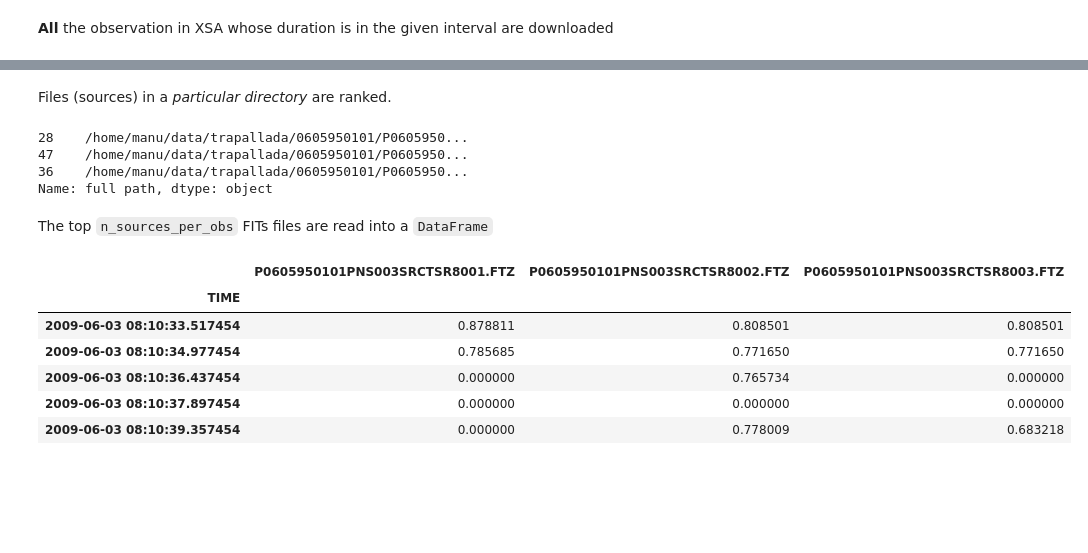
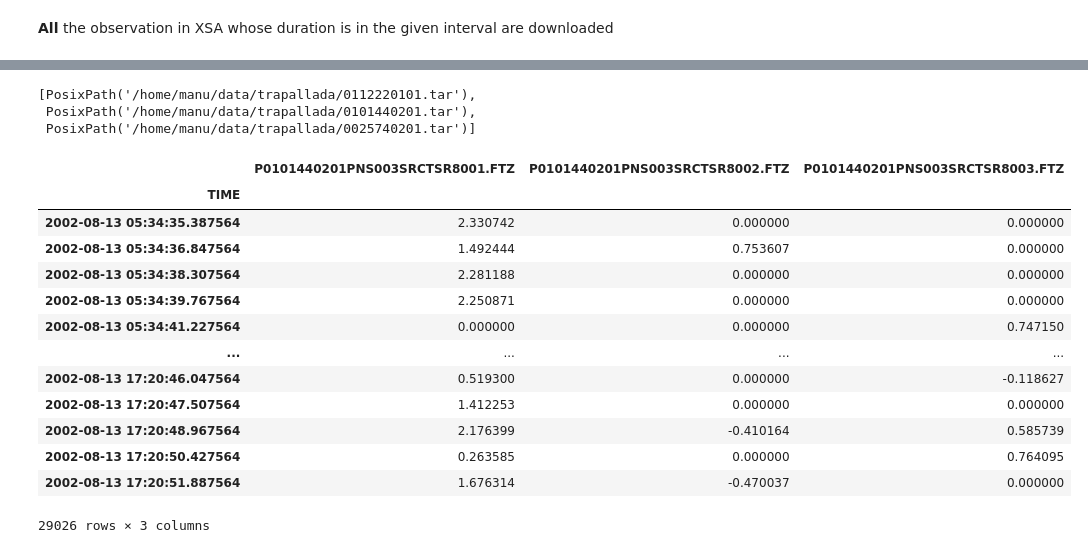
Before and after one commit to manuvazquez/VAEonXMM, a Jupyter notebook: experiments/pack_real_data.ipynb, the cells around one changed output, grey strips where cells are left out. Saved outputs shown, nothing was run; the diff lists cells and outputs as text; code cells hidden in the pictures; blank space fills up the shorter version.

```diff
--- a/experiments/pack_real_data.ipynb
+++ b/experiments/pack_real_data.ipynb
@@ -169,26 +161,25 @@ obs_dirs[:5]
-# %% [markdown]
-Files (sources) in a *particular directory* are ranked.
-# %%
-i_obs_dir = 5
-n_sources_per_obs = 3
-# ranked_files_df = trapallada.xsa.util.rank_obs_files(obs_dirs[i_obs_dir]).iloc[:n_sources_per_obs]['full path']
-ranked_files_df = trapallada.xsa.util.rank_obs_files(javi_obs_dir).iloc[:n_sources_per_obs]['full path']
-ranked_files_df
-# %% [output]
-28    /home/manu/data/trapallada/0605950101/P0605950...
-47    /home/manu/data/trapallada/0605950101/P0605950...
-36    /home/manu/data/trapallada/0605950101/P0605950...
-Name: full path, dtype: object
-# %% [markdown]
-The top `n_sources_per_obs` FITs files are read into a `DataFrame`
-# %%
-fits_df, skipped_files_list = trapallada.xsa.util.read_fits_files(ranked_files_df.tolist())
-fits_df.head()
-# %% [output]
-|  | P0605950101PNS003SRCTSR8001.FTZ | P0605950101PNS003SRCTSR8002.FTZ | P0605950101PNS003SRCTSR8003.FTZ |
-| TIME |  |  |  |
-| 2009-06-03 08:10:33.517454 | 0.878811 | 0.808501 | 0.808501 |
-| 2009-06-03 08:10:34.977454 | 0.785685 | 0.771650 | 0.771650 |
-| 2009-06-03 08:10:36.437454 | 0.000000 | 0.765734 | 0.000000 |
-| 2009-06-03 08:10:37.897454 | 0.000000 | 0.000000 | 0.000000 |
-| 2009-06-03 08:10:39.357454 | 0.000000 | 0.778009 | 0.683218 |
+# %%
+tar_files = list(download_directory.glob('*.tar'))
+tar_files[:3]
+# %% [output]
+[PosixPath('/home/manu/data/trapallada/0112220101.tar'),
+ PosixPath('/home/manu/data/trapallada/0101440201.tar'),
+ PosixPath('/home/manu/data/trapallada/0025740201.tar')]
+# %%
+fits_df = trapallada.xsa.util.read_tar(tar_files[1], max_n_sources=3)
+fits_df
+# %% [output]
+|  | P0101440201PNS003SRCTSR8001.FTZ | P0101440201PNS003SRCTSR8002.FTZ | P0101440201PNS003SRCTSR8003.FTZ |
+| TIME |  |  |  |
+| 2002-08-13 05:34:35.387564 | 2.330742 | 0.000000 | 0.000000 |
+| 2002-08-13 05:34:36.847564 | 1.492444 | 0.753607 | 0.000000 |
+| 2002-08-13 05:34:38.307564 | 2.281188 | 0.000000 | 0.000000 |
+| 2002-08-13 05:34:39.767564 | 2.250871 | 0.000000 | 0.000000 |
+| 2002-08-13 05:34:41.227564 | 0.000000 | 0.000000 | 0.747150 |
+| ... | ... | ... | ... |
+| 2002-08-13 17:20:46.047564 | 0.519300 | 0.000000 | -0.118627 |
+| 2002-08-13 17:20:47.507564 | 1.412253 | 0.000000 | 0.000000 |
+| 2002-08-13 17:20:48.967564 | 2.176399 | -0.410164 | 0.585739 |
+| 2002-08-13 17:20:50.427564 | 0.263585 | 0.000000 | 0.764095 |
+| 2002-08-13 17:20:51.887564 | 1.676314 | -0.470037 | 0.000000 |
+29026 rows × 3 columns
```
Also changed, not shown: parts of 9 cells of this notebook, 5 other files.
